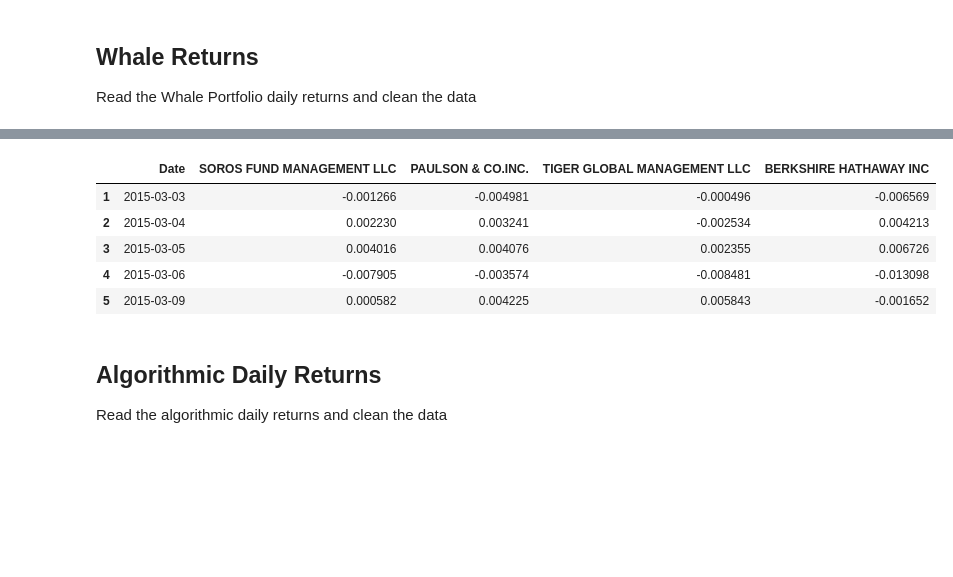
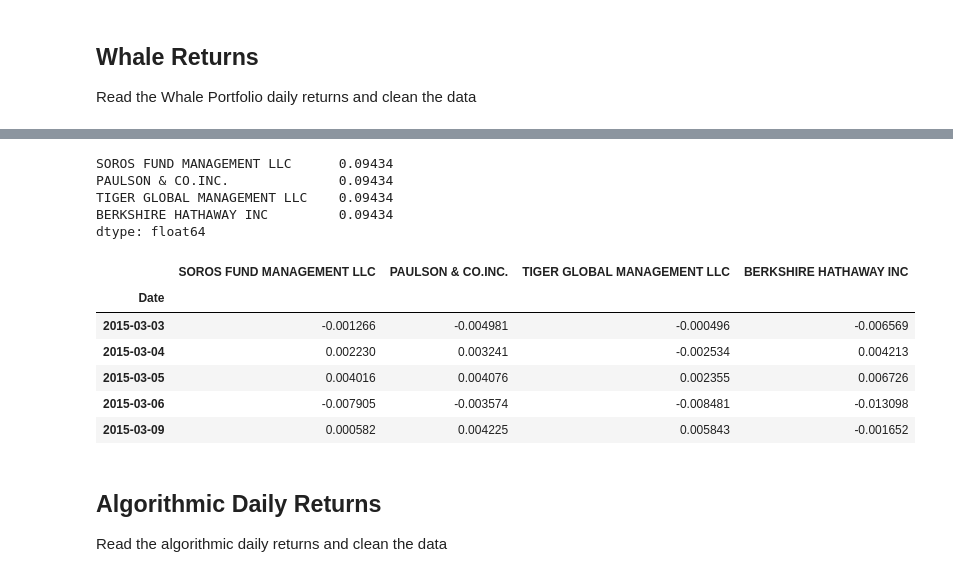
Before and after one commit to majikthise911/Homework_3_Pandas, a Jupyter notebook: Starter_Code/whale_analysis.ipynb, the cells around one changed output, grey strips where cells are left out. Saved outputs shown, nothing was run; the diff lists cells and outputs as text; code cells hidden in the pictures; blank space fills up the shorter version.

```diff
--- a/Starter_Code/whale_analysis.ipynb
+++ b/Starter_Code/whale_analysis.ipynb
@@ -51,0 +29,8 @@ dtype: float64
+# %%
+#Reading whale returns
+whale_path = Path("./Resources/whale_returns.csv")#tells python what the path to the csv is
+#print(whale_path)
+whale_data = pd.read_csv(whale_path, index_col= 'Date', infer_datetime_format = True, parse_dates = True) #index_col tells python to use the column headed by 'Date' as the index. #infer_datetime_format = True tells python to infer the date and time from the given format of dates. If these are not taken you will get a different answer with dtypes.
+#print(whale_data)
+whale_data.sort_index(ascending=True, inplace=True)
+whale_data.head
@@ -52,14 +55,24 @@ dtype: float64
+# %%
+#count nulls
+whale_data.isnull().mean()*100 #identify the nulls, then count the percentage of nulls
+# %% [output]
+SOROS FUND MANAGEMENT LLC      0.09434
+PAULSON & CO.INC.              0.09434
+TIGER GLOBAL MANAGEMENT LLC    0.09434
+BERKSHIRE HATHAWAY INC         0.09434
+dtype: float64
 # %%
 # Drop nulls
-csv_data = csv_data.dropna()
-csv_data.head()
+whale_data = whale_data.dropna()
+whale_data.head()
 # %% [output]
-|  | Date | SOROS FUND MANAGEMENT LLC | PAULSON & CO.INC. | TIGER GLOBAL MANAGEMENT LLC | BERKSHIRE HATHAWAY INC |
-| 1 | 2015-03-03 | -0.001266 | -0.004981 | -0.000496 | -0.006569 |
-| 2 | 2015-03-04 | 0.002230 | 0.003241 | -0.002534 | 0.004213 |
-| 3 | 2015-03-05 | 0.004016 | 0.004076 | 0.002355 | 0.006726 |
-| 4 | 2015-03-06 | -0.007905 | -0.003574 | -0.008481 | -0.013098 |
-| 5 | 2015-03-09 | 0.000582 | 0.004225 | 0.005843 | -0.001652 |
+|  | SOROS FUND MANAGEMENT LLC | PAULSON & CO.INC. | TIGER GLOBAL MANAGEMENT LLC | BERKSHIRE HATHAWAY INC |
+| Date |  |  |  |  |
+| 2015-03-03 | -0.001266 | -0.004981 | -0.000496 | -0.006569 |
+| 2015-03-04 | 0.002230 | 0.003241 | -0.002534 | 0.004213 |
+| 2015-03-05 | 0.004016 | 0.004076 | 0.002355 | 0.006726 |
+| 2015-03-06 | -0.007905 | -0.003574 | -0.008481 | -0.013098 |
+| 2015-03-09 | 0.000582 | 0.004225 | 0.005843 | -0.001652 |
 # %% [markdown]
 ## Algorithmic Daily Returns
 
```
Also changed, not shown: parts of 27 cells of this notebook, 1 other file.
